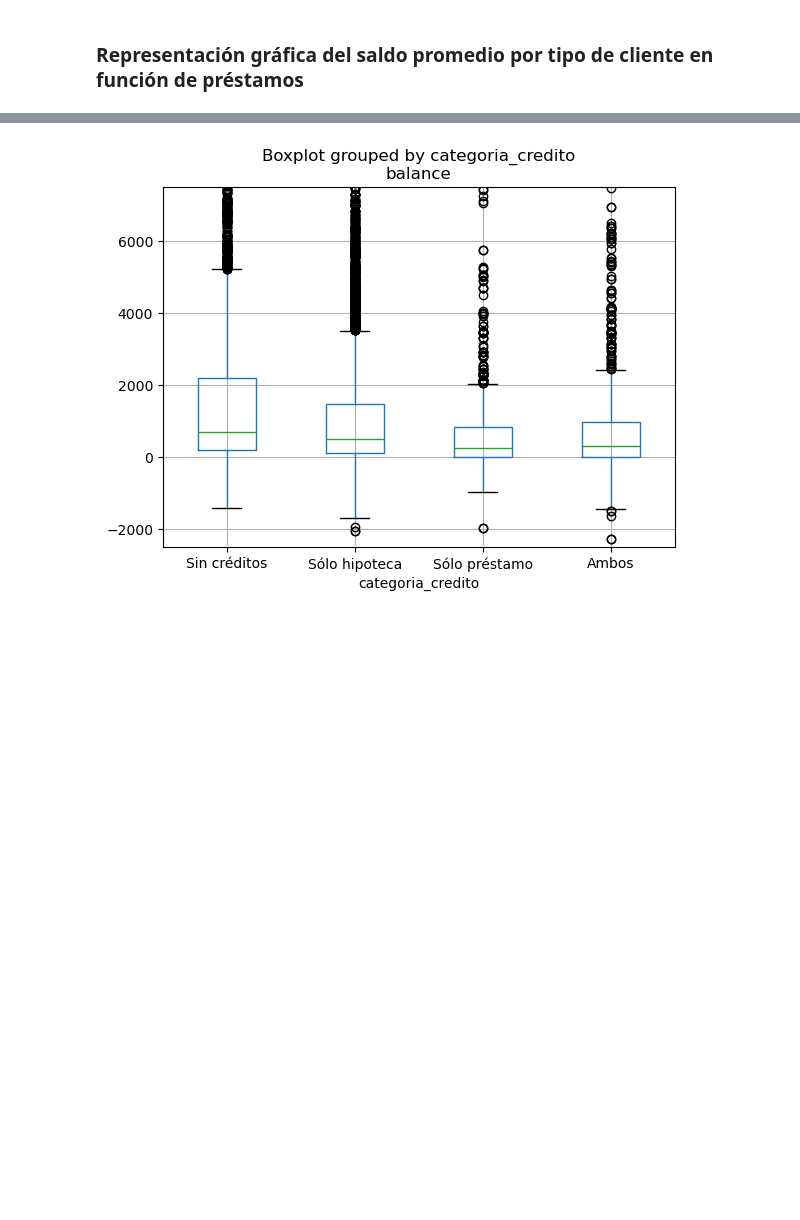
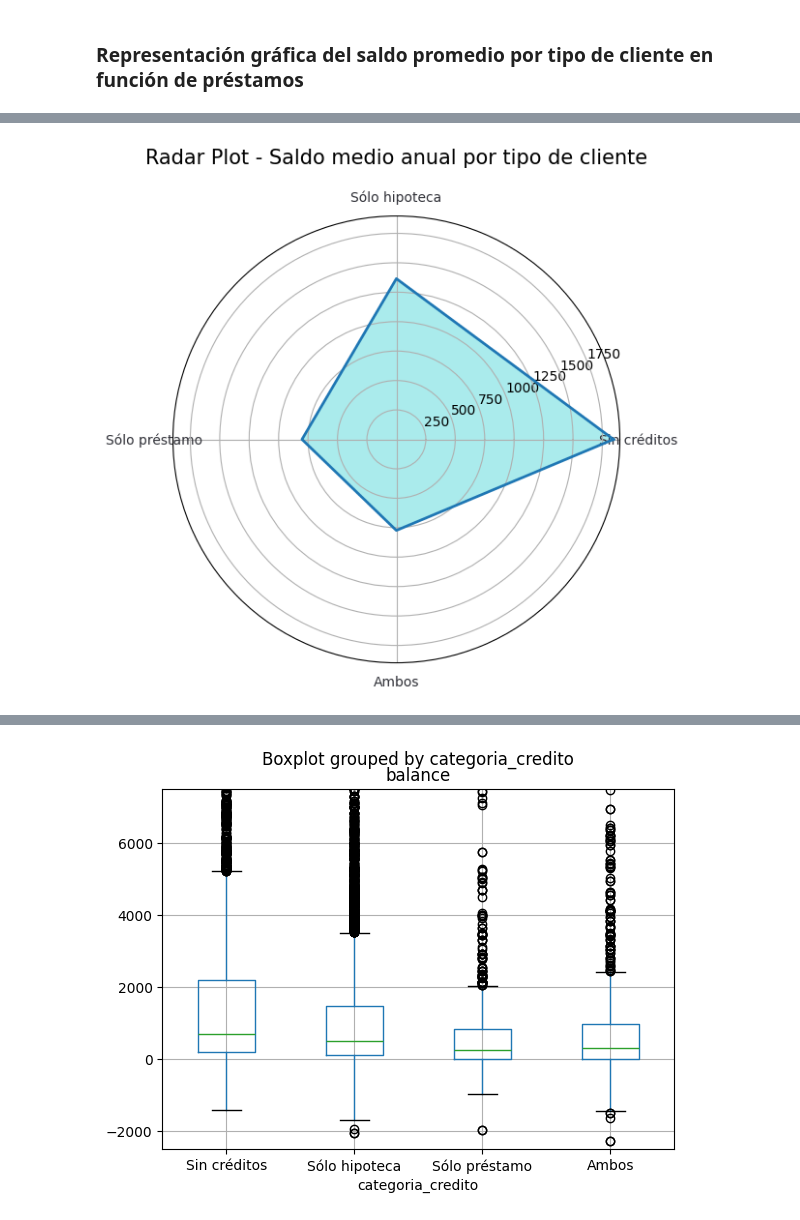
Before and after one commit to MarinaTorba/PersonalDataProrjects, a Jupyter notebook: Equip_9/Scripts/Analisis _Finanzas_250519.ipynb, the cells around one changed output, grey strips where cells are left out. Cells and saved outputs as stored; diff of their text form; code cells hidden in the pictures; blank space fills up the shorter version.

```diff
--- a/Equip_9/Scripts/Analisis _Finanzas_250519.ipynb
+++ b/Equip_9/Scripts/Analisis _Finanzas_250519.ipynb
@@ -112,0 +164,19 @@ plt.show()
+# %%
+from math import pi
+
+categories = df_balance["Tipo de cliente"].tolist()
+values = df_balance["Saldo medio anual"].tolist()
+values += values[:1]  # cerrar el radar
+
+angles = [n / float(len(categories)) * 2 * pi for n in range(len(categories))]
+angles += angles[:1]
+
+plt.figure(figsize=(6, 6))
+ax = plt.subplot(111, polar=True)
+plt.xticks(angles[:-1], categories, color='#2E2F36', size=10)
+ax.plot(angles, values, linewidth=2, linestyle='solid')
+ax.fill(angles, values, '#2CCED1', alpha=0.4)
+plt.title("Radar Plot - Saldo medio anual por tipo de cliente", size=15, y=1.1)
+plt.show()
+# %% [output]
+[figure, added]
```
Also changed, not shown: parts of 18 cells of this notebook.
